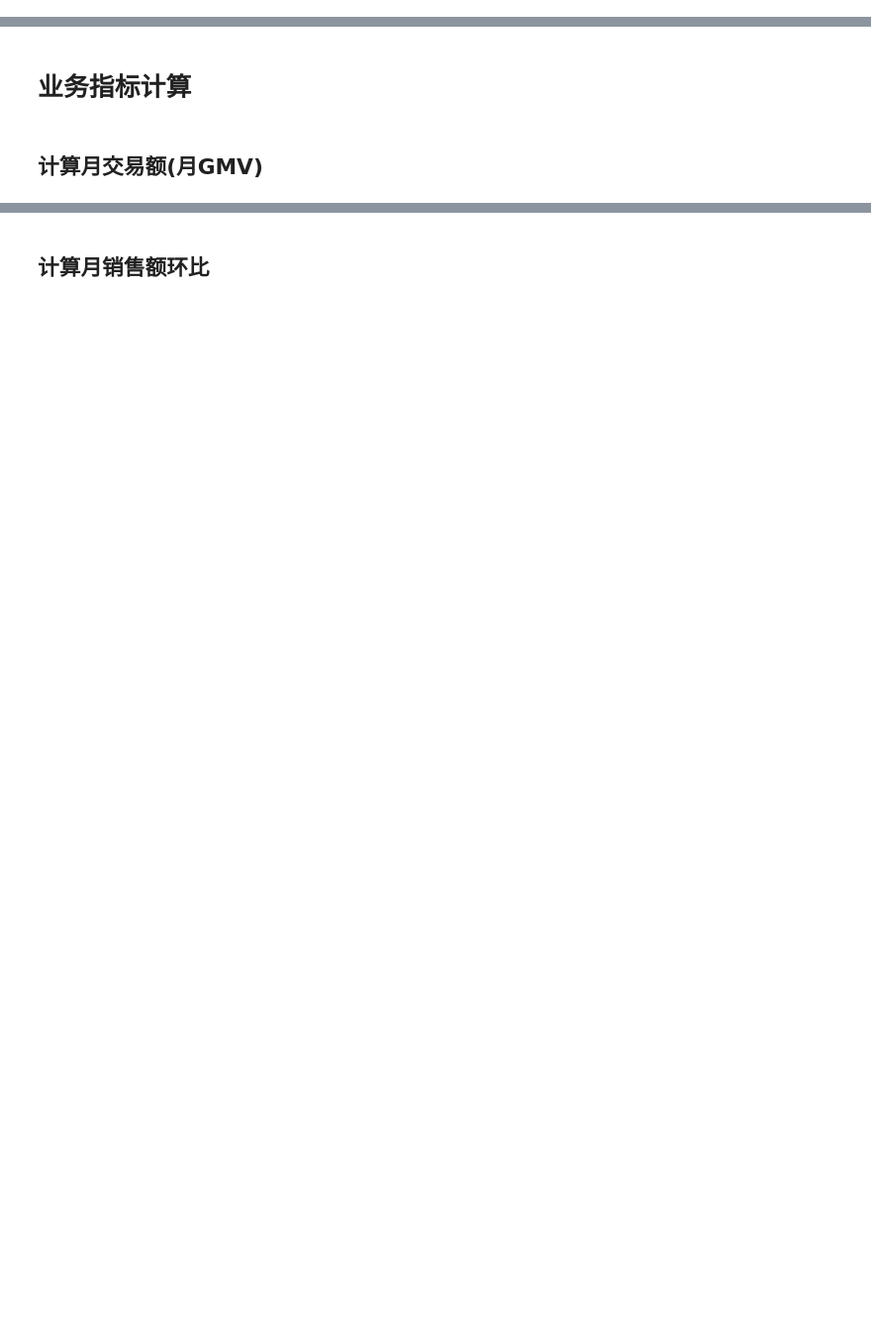
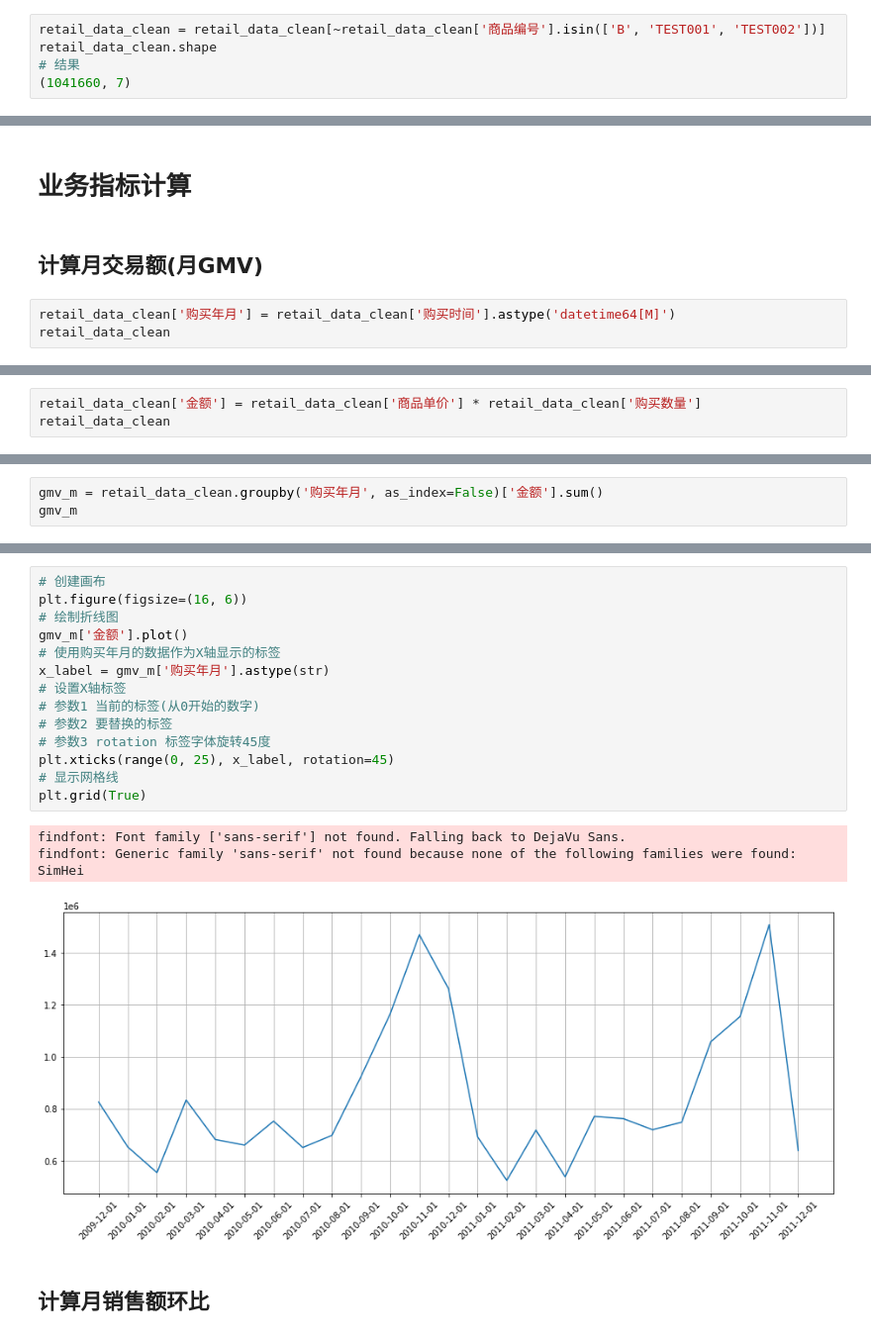
Before and after one commit to JohnChow96927/python-bigdata, a Jupyter notebook: Pandas/day6_220125_常见业务指标计算案例/01-常见业务指标运算.ipynb, the cells around one changed output, grey strips where cells are left out. Shown at 99% size. Drawn from its saved outputs; the diff is of its cells as text; blank space fills up the shorter version.

```diff
--- a/Pandas/day6_220125_常见业务指标计算案例/01-常见业务指标运算.ipynb
+++ b/Pandas/day6_220125_常见业务指标计算案例/01-常见业务指标运算.ipynb
@@ -7,0 +162,5 @@ import matplotlib.pyplot as plt
+# %%
+retail_data_clean = retail_data_clean[~retail_data_clean['商品编号'].isin(['B', 'TEST001', 'TEST002'])]
+retail_data_clean.shape
+# 结果
+(1041660, 7)
@@ -9,3 +170,6 @@ import matplotlib.pyplot as plt
 # 业务指标计算
 # %% [markdown]
 ## 计算月交易额(月GMV)
+# %%
+retail_data_clean['购买年月'] = retail_data_clean['购买时间'].astype('datetime64[M]')
+retail_data_clean
@@ -11,0 +190,3 @@ import matplotlib.pyplot as plt
+# %%
+retail_data_clean['金额'] = retail_data_clean['商品单价'] * retail_data_clean['购买数量']
+retail_data_clean
@@ -11,0 +207,3 @@ import matplotlib.pyplot as plt
+# %%
+gmv_m = retail_data_clean.groupby('购买年月', as_index=False)['金额'].sum()
+gmv_m
@@ -12,2 +228,20 @@ import matplotlib.pyplot as plt
+# %%
+# 创建画布
+plt.figure(figsize=(16, 6))
+# 绘制折线图
+gmv_m['金额'].plot()
+# 使用购买年月的数据作为X轴显示的标签
+x_label = gmv_m['购买年月'].astype(str)
+# 设置X轴标签
+# 参数1 当前的标签(从0开始的数字)
+# 参数2 要替换的标签
+# 参数3 rotation 标签字体旋转45度
+plt.xticks(range(0, 25), x_label, rotation=45)
+# 显示网格线
+plt.grid(True)
+# %% [output]
+findfont: Font family ['sans-serif'] not found. Falling back to DejaVu Sans.
+findfont: Generic family 'sans-serif' not found because none of the following families were found: SimHei
+[figure, added]
 # %% [markdown]
 ## 计算月销售额环比
```
Also changed, not shown: parts of 44 cells of this notebook, 40 other files.
